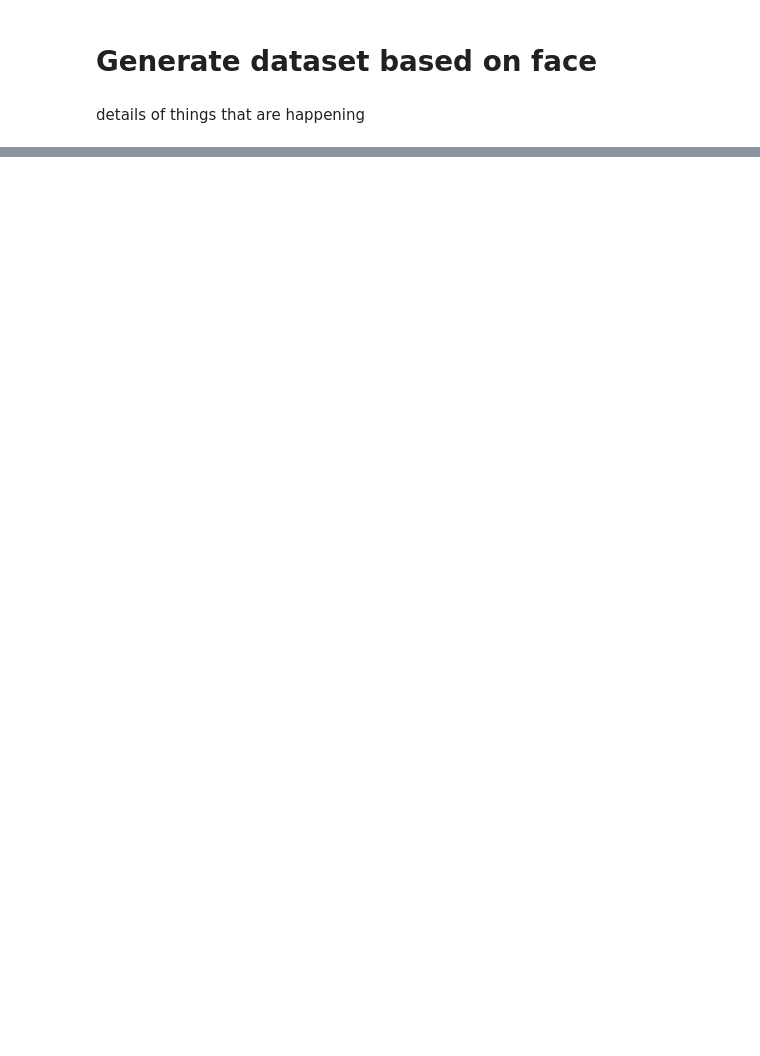
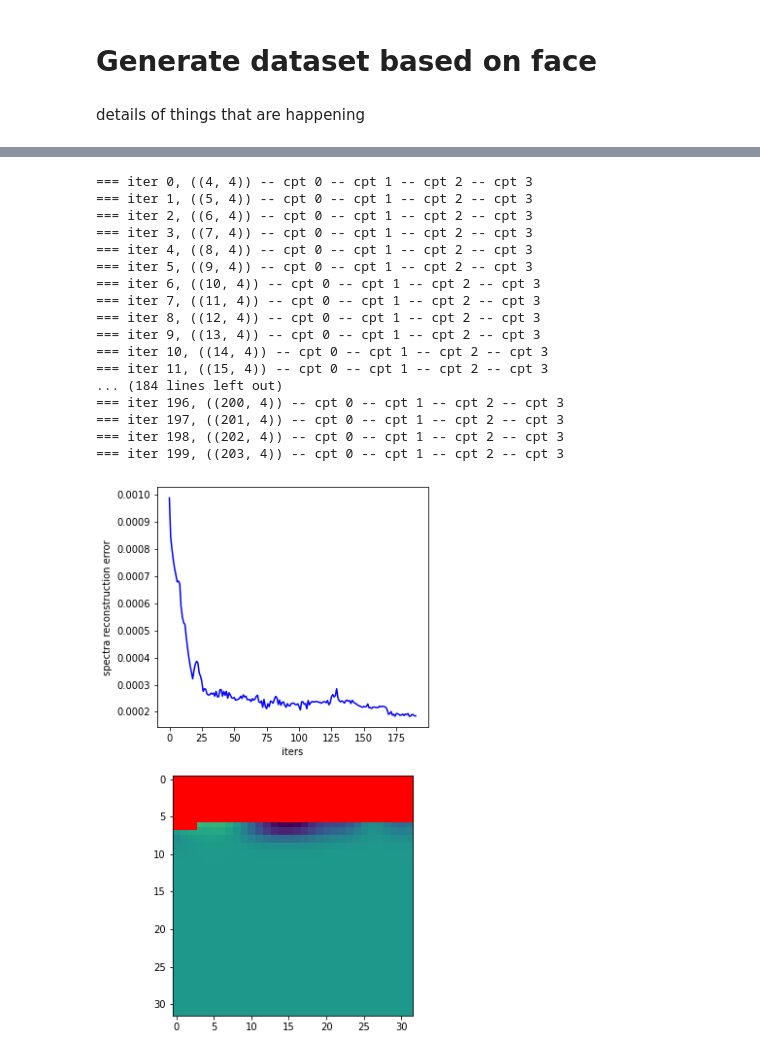
Before and after one commit to tangkong/ls_be, a Jupyter notebook: notebooks/BO_loop.ipynb, the cells around one changed output, grey strips where cells are left out. Drawn from its saved outputs; the diff is of its cells as text; code cells hidden in the pictures; blank space fills up the shorter version.

```diff
--- a/notebooks/BO_loop.ipynb
+++ b/notebooks/BO_loop.ipynb
@@ -44,2 +57,23 @@ from src.models.train_model import BO_loop
 from src.models.acquisition import Random, MaxVariance
+# %%
+grid_gps, grid_variances, grid_errors, grid_info_dict = grid_search(xanes_data, n_iters=200, n_cpts=4)
+# %% [output]
+=== iter 0, ((4, 4)) -- cpt 0 -- cpt 1 -- cpt 2 -- cpt 3
+=== iter 1, ((5, 4)) -- cpt 0 -- cpt 1 -- cpt 2 -- cpt 3
+=== iter 2, ((6, 4)) -- cpt 0 -- cpt 1 -- cpt 2 -- cpt 3
+=== iter 3, ((7, 4)) -- cpt 0 -- cpt 1 -- cpt 2 -- cpt 3
+=== iter 4, ((8, 4)) -- cpt 0 -- cpt 1 -- cpt 2 -- cpt 3
+=== iter 5, ((9, 4)) -- cpt 0 -- cpt 1 -- cpt 2 -- cpt 3
+=== iter 6, ((10, 4)) -- cpt 0 -- cpt 1 -- cpt 2 -- cpt 3
+=== iter 7, ((11, 4)) -- cpt 0 -- cpt 1 -- cpt 2 -- cpt 3
+=== iter 8, ((12, 4)) -- cpt 0 -- cpt 1 -- cpt 2 -- cpt 3
+=== iter 9, ((13, 4)) -- cpt 0 -- cpt 1 -- cpt 2 -- cpt 3
+=== iter 10, ((14, 4)) -- cpt 0 -- cpt 1 -- cpt 2 -- cpt 3
+=== iter 11, ((15, 4)) -- cpt 0 -- cpt 1 -- cpt 2 -- cpt 3
+... (184 lines left out)
+=== iter 196, ((200, 4)) -- cpt 0 -- cpt 1 -- cpt 2 -- cpt 3
+=== iter 197, ((201, 4)) -- cpt 0 -- cpt 1 -- cpt 2 -- cpt 3
+=== iter 198, ((202, 4)) -- cpt 0 -- cpt 1 -- cpt 2 -- cpt 3
+=== iter 199, ((203, 4)) -- cpt 0 -- cpt 1 -- cpt 2 -- cpt 3
+[figure, added]
 # %%
```
Also changed, not shown: parts of 18 cells of this notebook, 6 other files.
